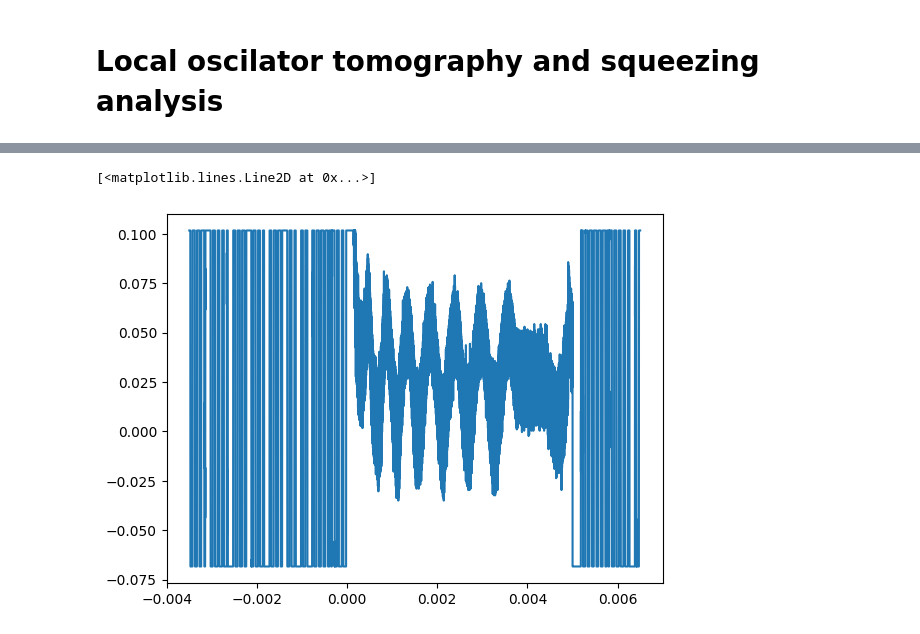
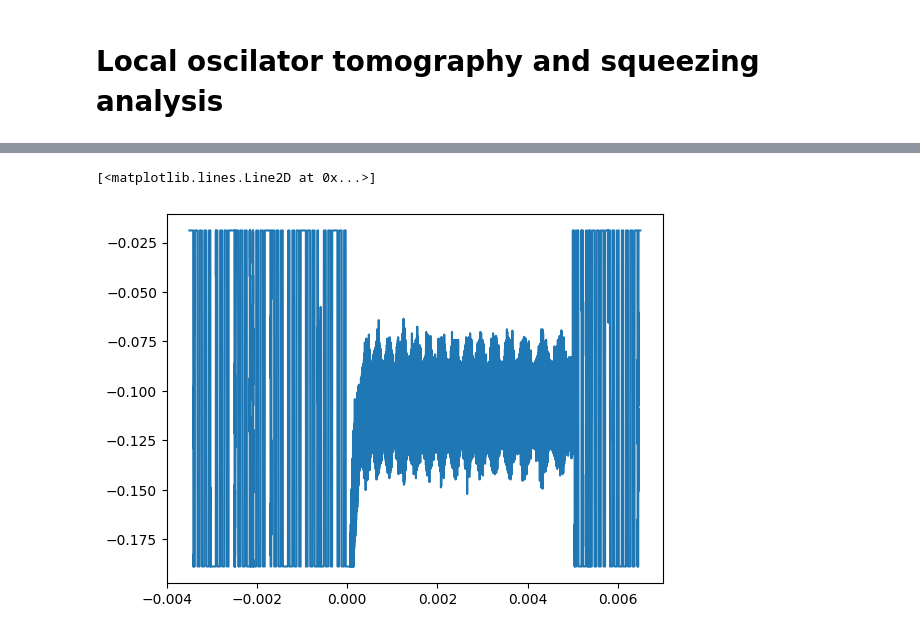
Before and after one commit to cezaris13/Experimental-Techniques-in-Quantum-Technology, a Jupyter notebook: data_analysis.ipynb, the cells around one changed output, grey strips where cells are left out. Saved outputs shown, nothing was run; the diff lists cells and outputs as text; code cells hidden in the pictures.

Commit message:
diferent data

```diff
--- a/data_analysis.ipynb
+++ b/data_analysis.ipynb
@@ -75,12 +75,12 @@ var = 3.5557e-05, normalization factor = 7.1114e-05
 # %%
-squeezed_light_data = ScopeData(path='data/C1LOsweep00000.trc',parseAll=False)
+squeezed_light_data = ScopeData(path='data/SweepLO1.trc',parseAll=False)
 squeezed_light_x = squeezed_light_data.x[:-2]
 squeezed_light_y = squeezed_light_data.y[:-2]
 
 plt.figure()
 plt.plot(squeezed_light_x, squeezed_light_y)
 # %% [output]
 [<matplotlib.lines.Line2D at 0x...>]
-[figure, old version]
+[figure, new version]
 # %%
 # squeezing from the LO-sweep, restricted to t in [0.000, 0.005] s
```
Also changed, not shown: parts of 3 cells of this notebook, 6 other files.
